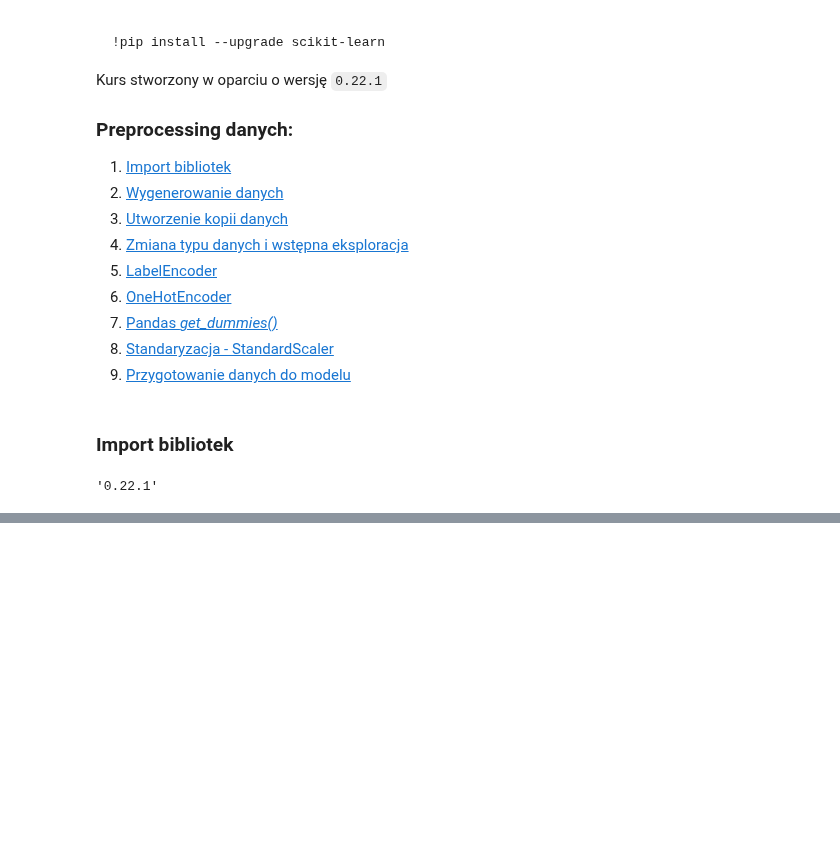
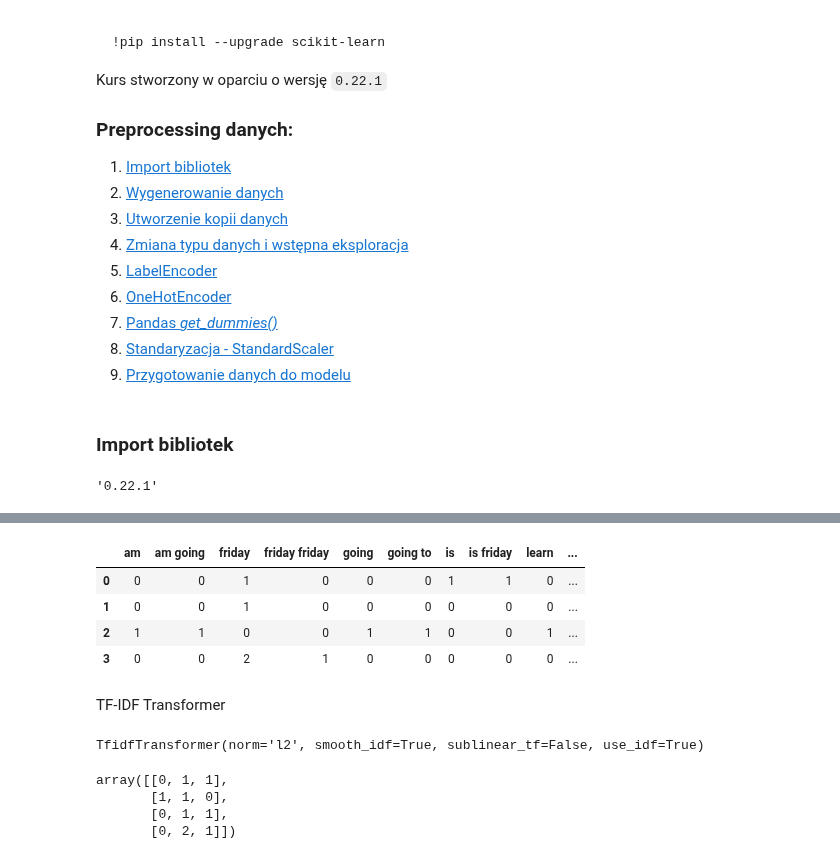
Before and after one commit to krakowiakpawel9/ml_course, a Jupyter notebook: sl/26_text.ipynb, the cells around one changed output, grey strips where cells are left out. Cells and saved outputs as stored; diff of their text form; code cells hidden in the pictures; blank space fills up the shorter version.

```diff
--- a/sl/26_text.ipynb
+++ b/sl/26_text.ipynb
@@ -40,0 +137,3 @@ sklearn.__version__
+# %%
+bigram = CountVectorizer(ngram_range=(1, 2), min_df=1)    # min_df=2
+bigram.fit_transform(corpus).toarray()
@@ -40,0 +166,33 @@ sklearn.__version__
+# %%
+df = pd.DataFrame(data=bigram.fit_transform(corpus).toarray(), columns=bigram.get_feature_names())
+df
+# %% [output]
+|  | am | am going | friday | friday friday | going | going to | is | is friday | learn | ... |
+| 0 | 0 | 0 | 1 | 0 | 0 | 0 | 1 | 1 | 0 | ... |
+| 1 | 0 | 0 | 1 | 0 | 0 | 0 | 0 | 0 | 0 | ... |
+| 2 | 1 | 1 | 0 | 0 | 1 | 1 | 0 | 0 | 1 | ... |
+| 3 | 0 | 0 | 2 | 1 | 0 | 0 | 0 | 0 | 0 | ... |
+# %% [markdown]
+TF-IDF Transformer
+# %%
+from sklearn.feature_extraction.text import TfidfTransformer
+
+tfidf = TfidfTransformer()
+tfidf
+# %% [output]
+TfidfTransformer(norm='l2', smooth_idf=True, sublinear_tf=False, use_idf=True)
+# %%
+corpus = [
+    'Friday morning',
+    'Friday chill',
+    'Friday - morning',
+    'Friday, Friday morning!!!'
+]
+
+counts = vectorizer.fit_transform(corpus).toarray()
+counts
+# %% [output]
+array([[0, 1, 1],
+       [1, 1, 0],
+       [0, 1, 1],
+       [0, 2, 1]])
```
Also changed, not shown: parts of 27 cells of this notebook.
